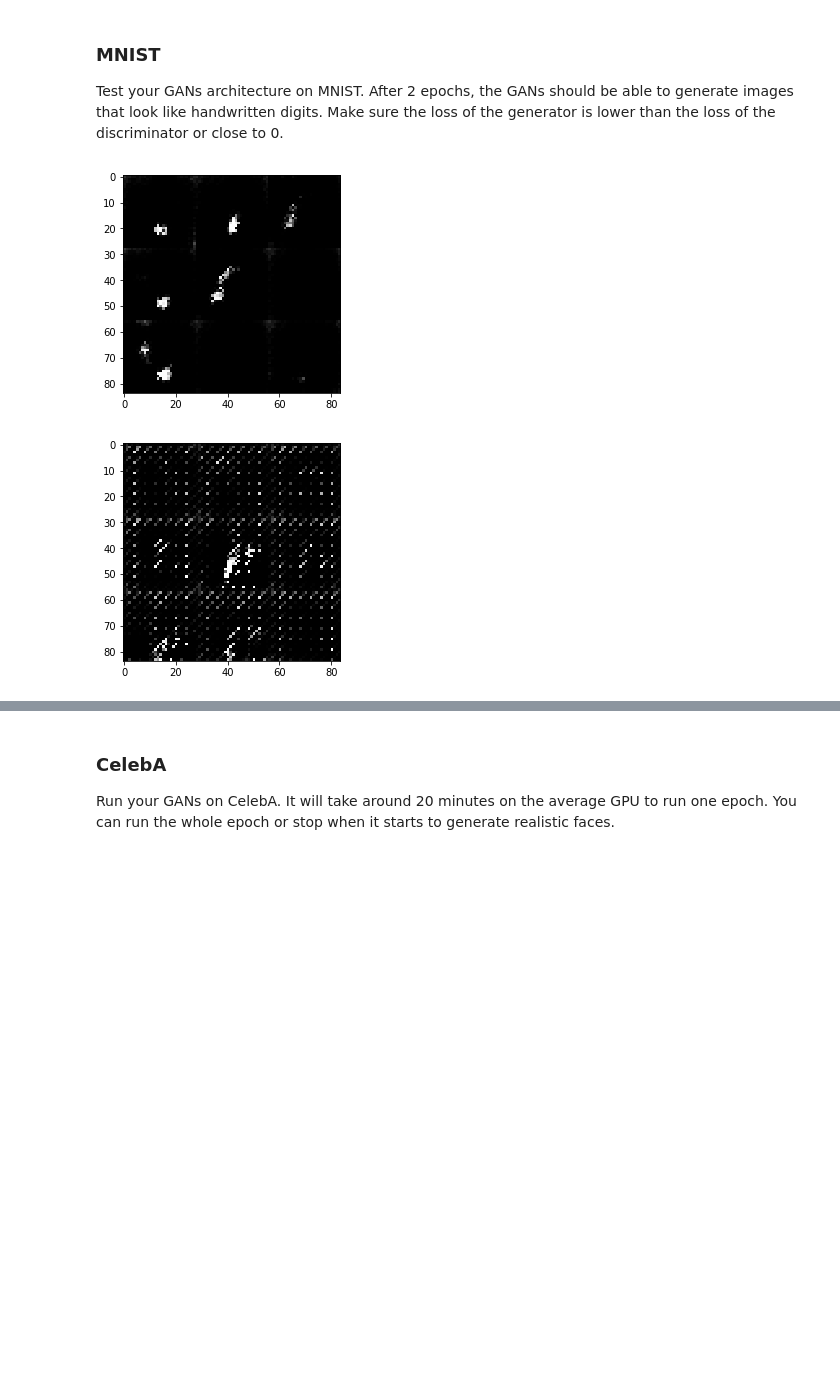
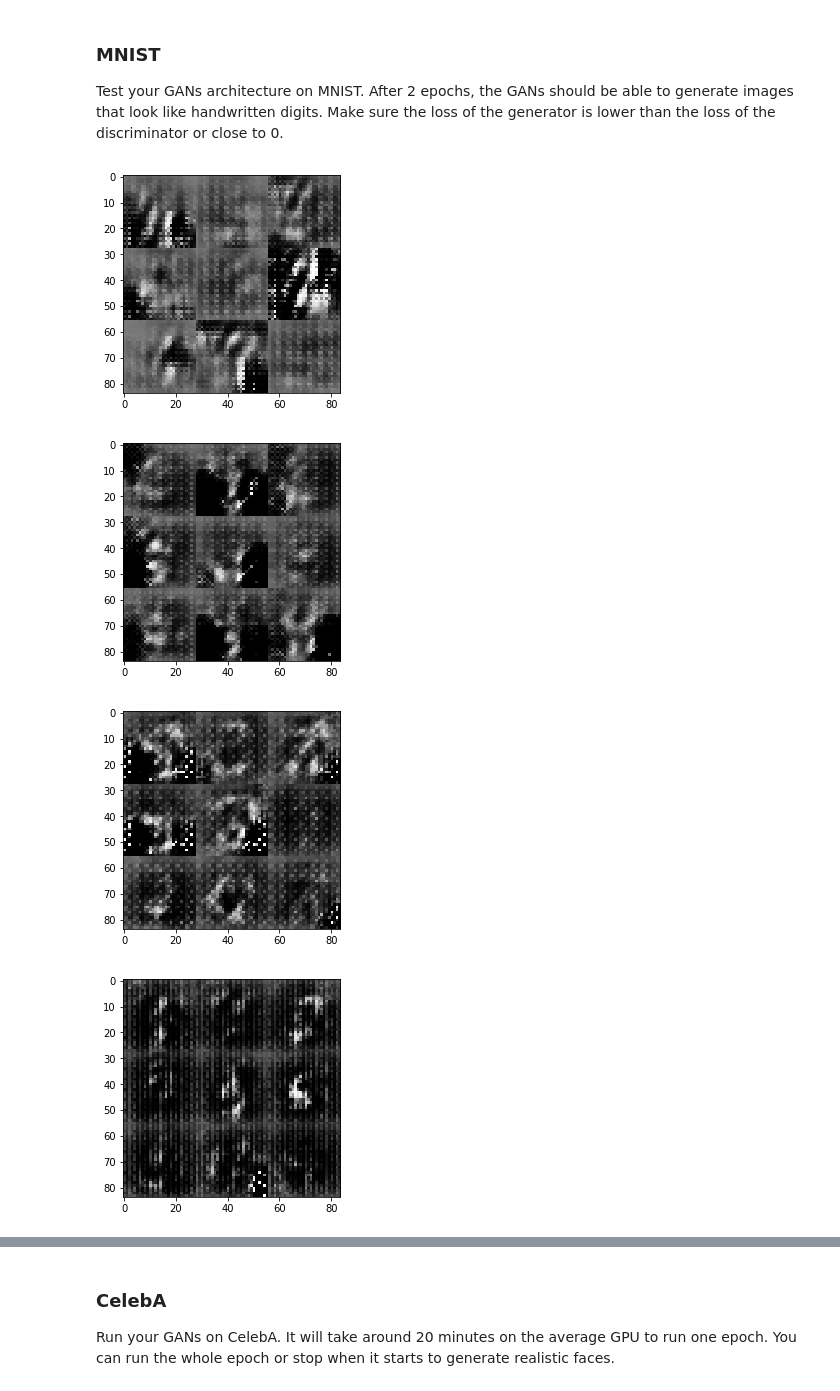
Before and after one commit to Vayne-Lover/Deep-Learning, a Jupyter notebook: project5/dlnd_face_generation.ipynb, the cells around one changed output, grey strips where cells are left out. Drawn from its saved outputs; the diff is of its cells as text; code cells hidden in the pictures; blank space fills up the shorter version.

```diff
--- a/project5/dlnd_face_generation.ipynb
+++ b/project5/dlnd_face_generation.ipynb
@@ -359,21 +359,23 @@ def train(epoch_count, batch_size, z_dim, learning_rate, beta1, get_batches, dat
 Test your GANs architecture on MNIST.  After 2 epochs, the GANs should be able to generate images that look like handwritten digits.  Make sure the loss of the generator is lower than the loss of the discriminator or close to 0.
 # %%
 %%time
-batch_size = 512
-z_dim = 32
-learning_rate = 0.005
+batch_size = 128
+z_dim = 100
+learning_rate = 0.002
 beta1 = 0.5
 
 
 """
 DON'T MODIFY ANYTHING IN THIS CELL THAT IS BELOW THIS LINE
 """
 epochs = 2
 
 mnist_dataset = helper.Dataset('mnist', glob(os.path.join(data_dir, 'mnist/*.jpg')))
 with tf.Graph().as_default():
     train(epochs, batch_size, z_dim, learning_rate, beta1, mnist_dataset.get_batches,
           mnist_dataset.shape, mnist_dataset.image_mode)
 # %% [output]
-[figure, old version]
+[figure, new version]
-[figure, old version]
+[figure, new version]
+[figure, added]
+[figure, added]
```
Also changed, not shown: parts of 2 cells of this notebook, 1 other file.
